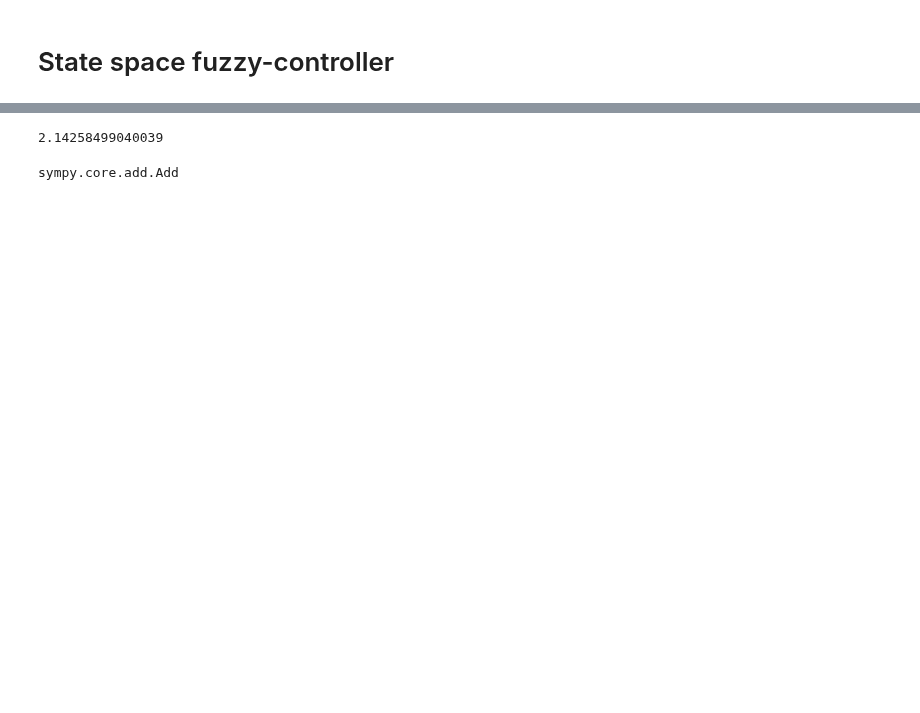
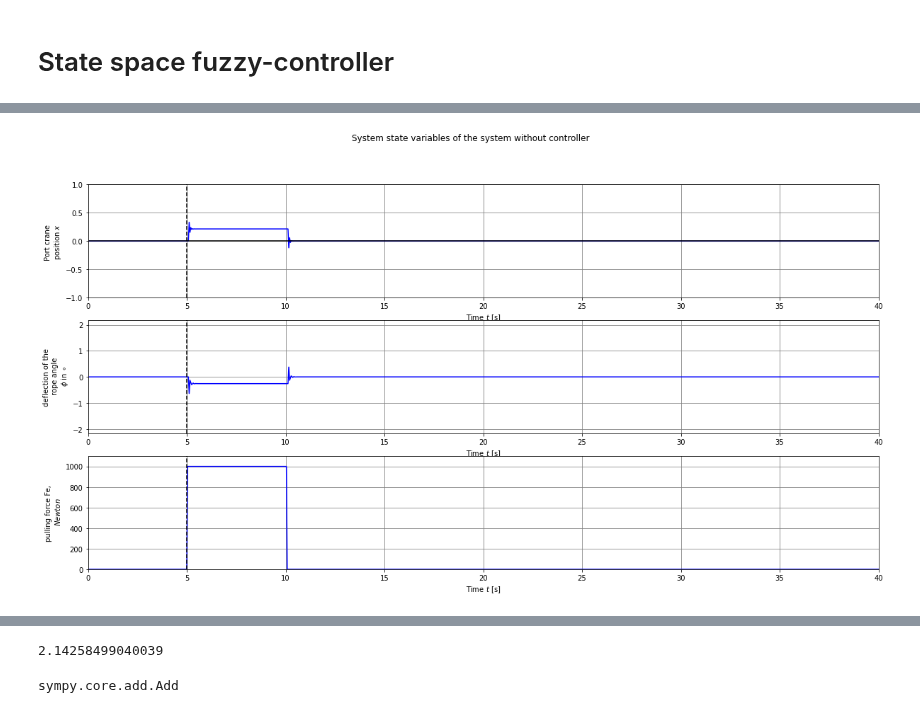
Before and after one commit to dvogureckiy99/Fuzzy, a Jupyter notebook: lab3.ipynb, the cells around one changed output, grey strips where cells are left out. Saved outputs shown, nothing was run; the diff lists cells and outputs as text; code cells hidden in the pictures; blank space fills up the shorter version.

```diff
--- a/lab3.ipynb
+++ b/lab3.ipynb
@@ -190,7 +191,7 @@ def port_crane_updfcn(t,s,u,params):
   return np.array([dx,ddx,dphi,ddphi])
 
 def port_crane_outfcn(t, s, u, params):
-  return s[0:3]
+  return s[0:4]
 # %%
 # Define a generator for creating a plots
 def system_dynamic_plot(sys, t, y, u, t_start_input=0, x_ref=0, linetype='b-',
@@ -202,7 +203,7 @@ def system_dynamic_plot(sys, t, y, u, t_start_input=0, x_ref=0, linetype='b-',
 
   #convert phi from rad to deg
   from math import pi
-  y[phi_ind]*=180/pi
+  y[phi_ind]=y[phi_ind]*180/pi
 
   # Make sure the upper and lower bounds on x are OK
   while max(y[x_ind]) > x_max: x_max += 1
@@ -363,0 +342,65 @@ pi_line = mlines.Line2D([], [], color='blue', linestyle='-', label='without cont
+# %%
+# Define the generator for simulating an system with Fuzzy-controller
+
+
+
+sys_state = np.array([[0],[0],[0],[0]]) # array for state variables of the object size=(4,TN+1) =[x,dx,phi,dphi]^T where dx ... ddphi are vectors
+temporary_state = np.array([[0],[0],[0],[0]])
+'''
+X0=[0,0,0,0]
+# Compute the solution
+soln = sp.optimize.OptimizeResult()
+soln.t = T                      # Store the time vector directly
+x = [float(x0) for x0 in X0]    # State vector (store as floats)
+soln.y = []                     # Solution, following scipy convention
+y = []                          # System output
+for i in range(len(T)):
+    # Store the current state and output
+    soln.y.append(x)
+    y.append(sys_object._out(T[i], x, Fe[i]))
+
+    # Update the state for the next iteration
+    x = sys_object._rhs(T[i], x, [Fe[i]])
+
+# Convert output to numpy arrays
+soln.y = np.transpose(np.array(soln.y))
+y = np.transpose(np.array(y))
+
+import control.timeresp as cttr
+t,y = cttr._process_time_response(sys_object, soln.t, y, soln.y, transpose=False,
+                                  return_x=False, squeeze=False)
+'''
+'''
+for i in range(len(T)-1):
+
+    #sys_sim.input['E'] = x_zad-sys_state[0,sys_state.shape[1]-1]
+    #sys_sim.input['Phi_lv'] = sys_state[2,sys_state.shape[1]-1]
+    #sys_sim.compute()
+
+    #Fe=np.append( Fe , [  sys_sim.output['Fe_lv']*Fe_en[math.ceil((t/time_interval_stop)*(len(T)-1))]  ] )
+    #Fe=np.append( Fe , [1e3] )
+    #temporary_state = np.array(  [ dt*(sys_object._rhs(t, sys_state[0:4,sys_state.shape[1]-1], [Fe[Fe.size-1]])) ]  + sys_state[0:4,sys_state.shape[1]-2] ).T
+    #temporary_state = np.array(  [ dt*(sys_object._rhs(T[i], sys_state[0:4,i], [Fe[i]])) ]  + sys_state[0:4,i-1] ).T
+    #sys_state=np.append( sys_state, temporary_state , axis=1)
+
+    if i==0:
+      temporary_state = np.array(  [ dt*(sys_object._rhs(T[i], sys_state[0:4,i], [Fe[i]])) ]  ).T
+    else:
+      temporary_state = np.array(  [ dt*(sys_object._rhs(T[i], sys_state[0:4,i], [Fe[i]])) ]  + sys_state[0:4,i-1] ).T
+
+    #temporary_state = np.array(  [ (sys_object._rhs(T[i], sys_state[0:4,i], [Fe[i]])) ]  ).T
+    sys_state=np.append( sys_state,   temporary_state  , axis=1)
+    '''
+
+#create graphics
+figsize=(20,10)
+plt.figure(figsize=figsize)
+subplots = system_dynamic_plot(sys_object, T, y, u=Fe,
+         t_start_input=time_start_force, linetype='-b',fig_size=figsize)
+
+# Add title and legend
+plt.suptitle('System state variables of the system without controller')
+import matplotlib.lines as mlines
+pi_line = mlines.Line2D([], [], color='blue', linestyle='-', label='without controller')
+# %% [output]
+[figure, added]
```
Also changed, not shown: parts of 18 cells of this notebook.
